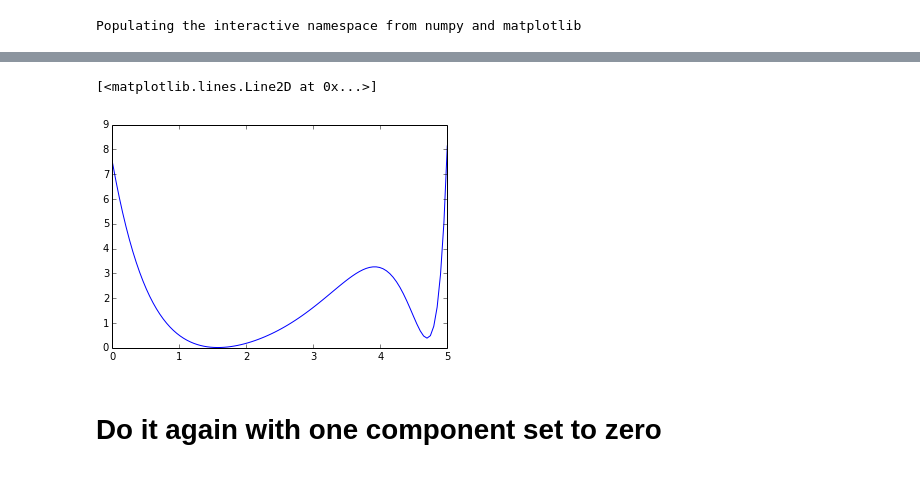
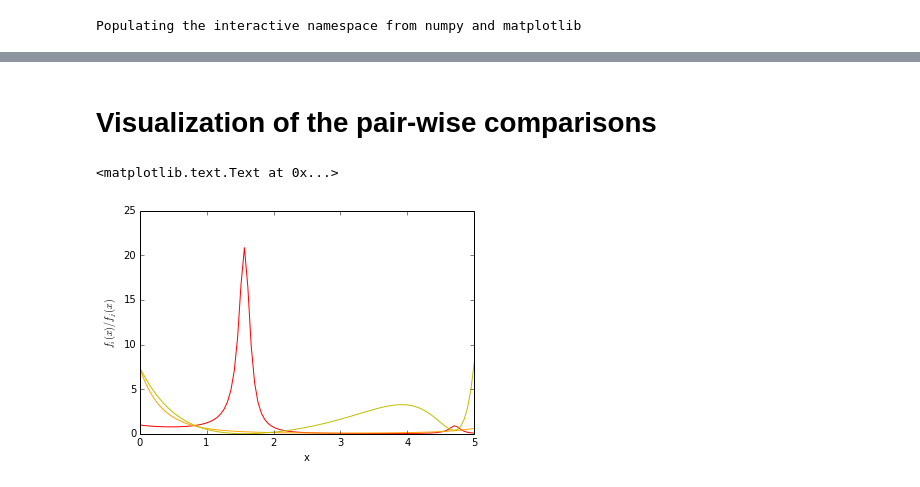
Before and after one commit to cranmer/play, a Jupyter notebook: misc/DecomposingTestsOfMixtureModels.ipynb, the cells around one changed output, grey strips where cells are left out. Cells and saved outputs as stored; diff of their text form; code cells hidden in the pictures.

```diff
--- a/misc/DecomposingTestsOfMixtureModels.ipynb
+++ b/misc/DecomposingTestsOfMixtureModels.ipynb
@@ -74,7 +164,0 @@ plt.plot(xarray,fs[0](xarray)/fs[2](xarray))
-# %%
-plt.plot(xarray,fs[1](xarray)/fs[2](xarray))
-# %% [output]
-[<matplotlib.lines.Line2D at 0x...>]
-[figure, removed]
-# %% [markdown]
-# Do it again with one component set to zero
@@ -83,0 +165,11 @@ c1 = [.98,.01,.01]
+# %% [markdown]
+# Visualization of the pair-wise comparisons
+# %%
+plt.plot(xarray,fs[0](xarray)/fs[1](xarray), c='r')
+plt.plot(xarray,fs[0](xarray)/fs[2](xarray), c='orange')
+plt.plot(xarray,fs[1](xarray)/fs[2](xarray), c='y')
+plt.xlabel('x')
+plt.ylabel('$f_i(x)/f_j(x)$')
+# %% [output]
+<matplotlib.text.Text at 0x...>
+[figure, added]
```
Also changed, not shown: parts of 41 cells of this notebook, 12 other files.
